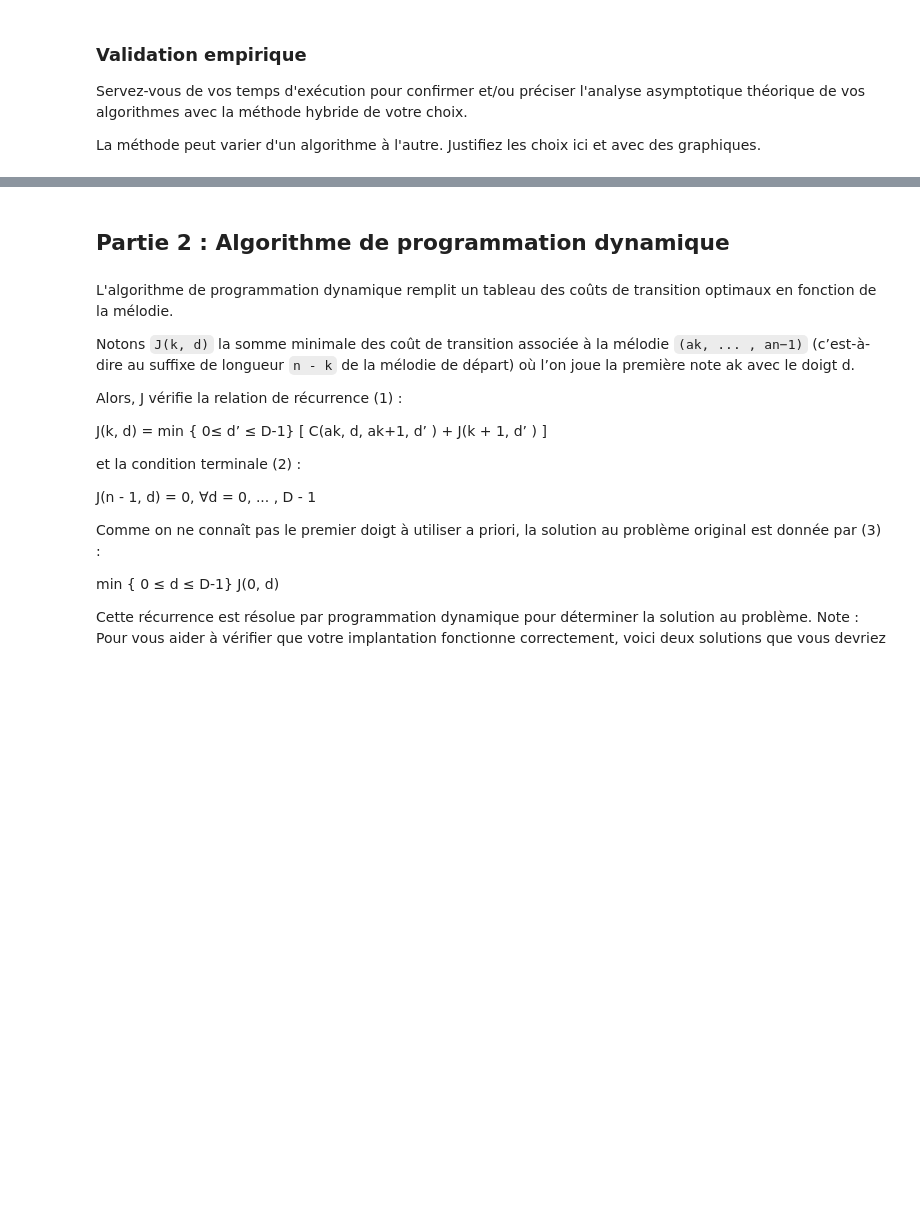
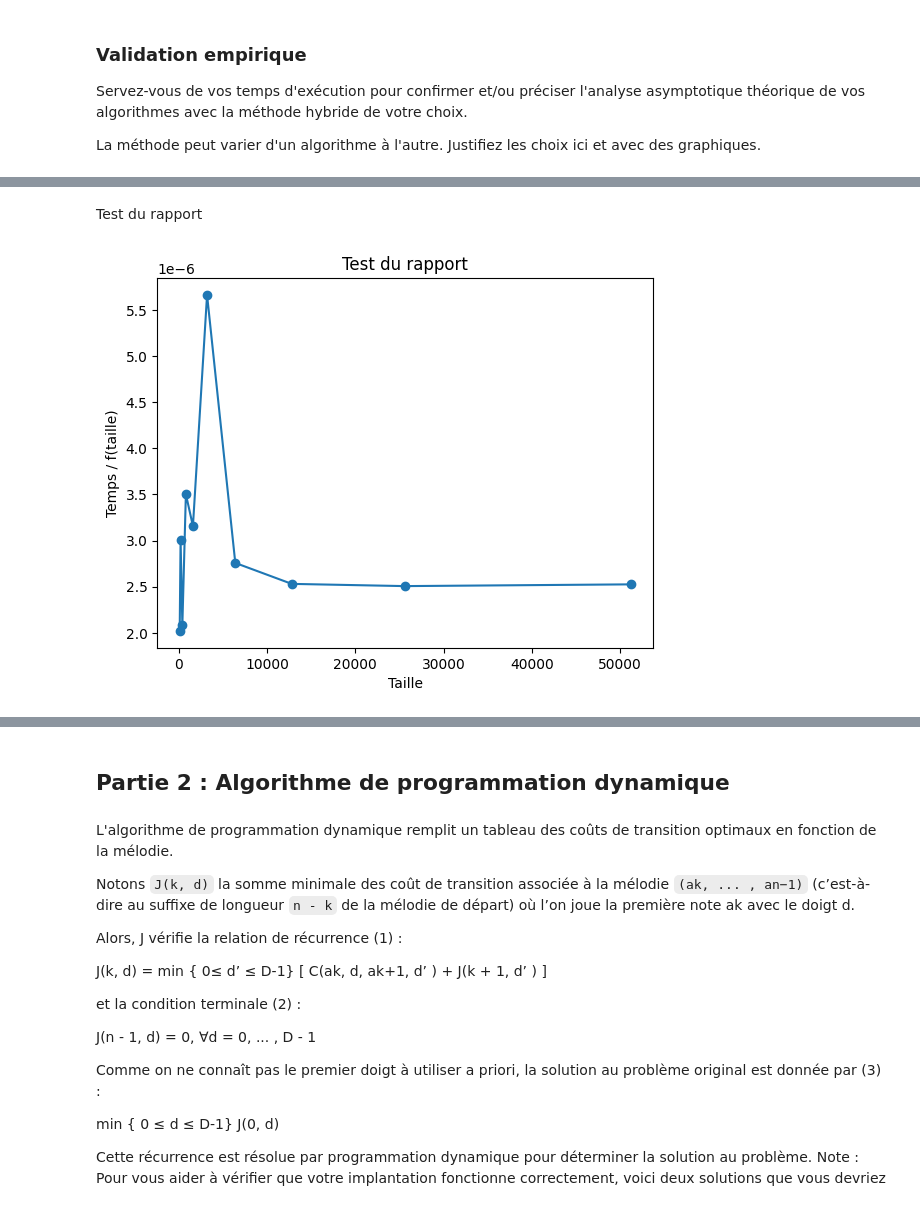
Before and after one commit to simden012/INF8775_Labs, a Jupyter notebook: TP2/TP2-H24.ipynb, the cells around one changed output, grey strips where cells are left out. Drawn from its saved outputs; the diff is of its cells as text; code cells hidden in the pictures; blank space fills up the shorter version.

```diff
--- a/TP2/TP2-H24.ipynb
+++ b/TP2/TP2-H24.ipynb
@@ -326,0 +359,15 @@ La méthode peut varier d'un algorithme à l'autre. Justifiez les choix ici et a
+# %% [markdown]
+Test du rapport
+# %%
+def values_test_rapport(measures, f):
+    return {
+        size : (measure/f(size))
+        for size, measure in measures.items()
+    }
+#Ici pour f on retourne simplement x, car le seul paramètre qu'on fait varier c'est la taille de la partition, on garde le nombre de doigts constant à 5.
+def f(x):
+    return x
+
+display_test_rapport(values_test_rapport(measures_glouton, f))
+# %% [output]
+[figure, added]
```
Also changed, not shown: parts of 25 cells of this notebook.
